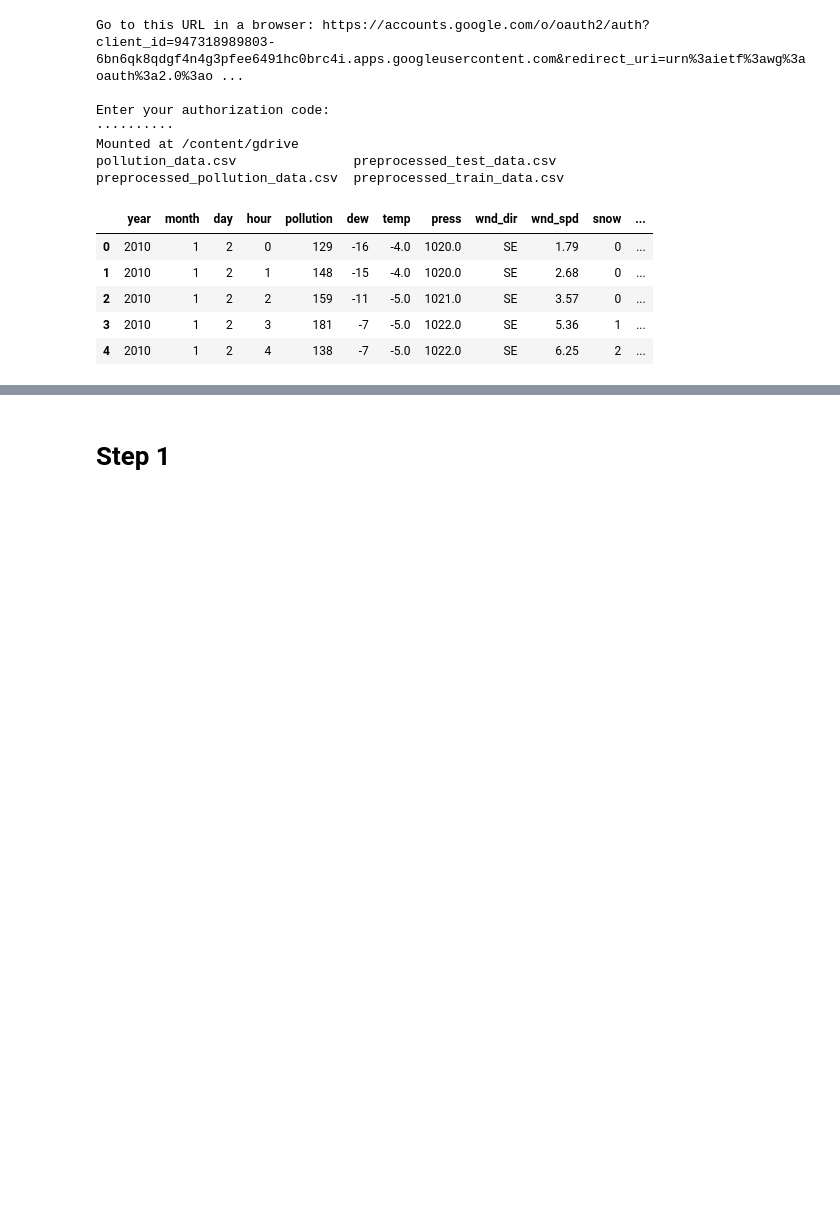
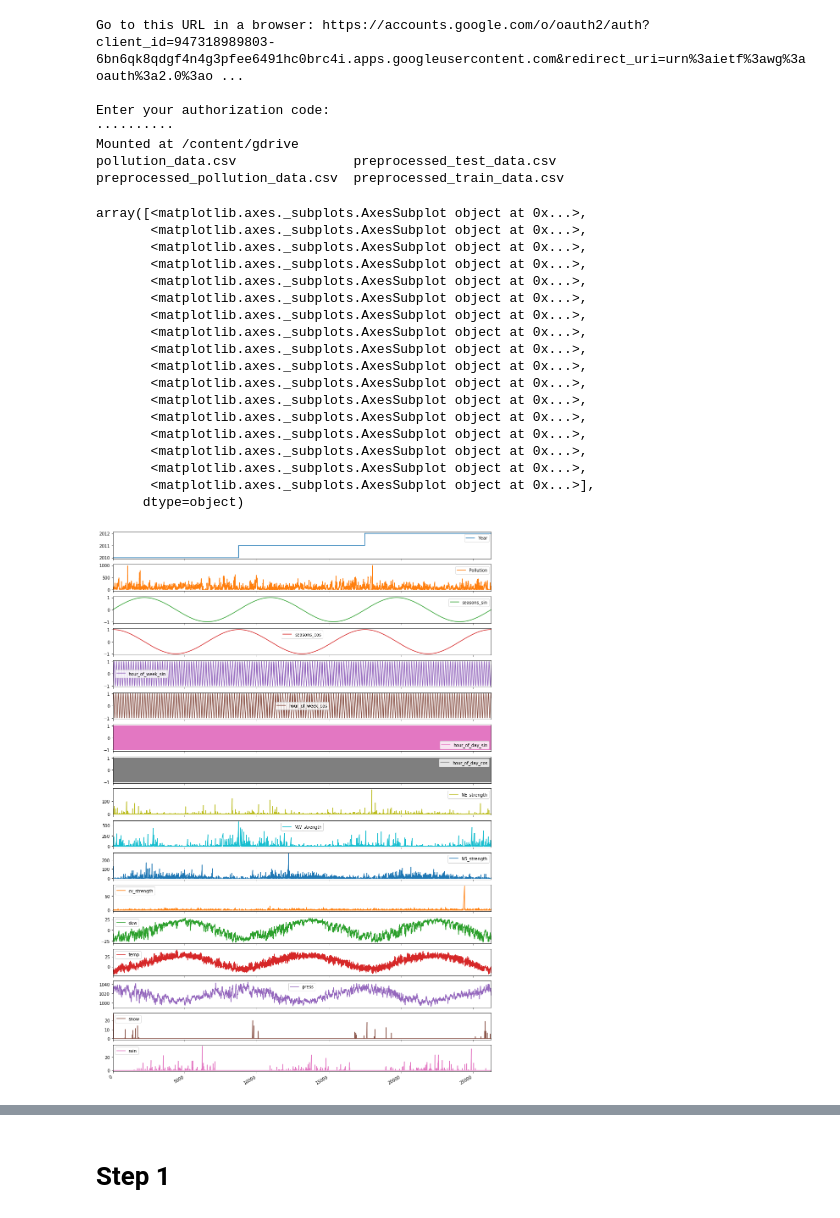
Before and after one commit to gartangh/Deep-Learning-Labs, a Jupyter notebook: Lab 4/dl_ga3_iterative_improvements.ipynb, the cells around one changed output, grey strips where cells are left out. Cells and saved outputs as stored; diff of their text form; code cells hidden in the pictures; blank space fills up the shorter version.

```diff
--- a/Lab 4/dl_ga3_iterative_improvements.ipynb
+++ b/Lab 4/dl_ga3_iterative_improvements.ipynb
@@ -58,20 +58,51 @@ Enter your authorization code:
 Mounted at /content/gdrive
 pollution_data.csv               preprocessed_test_data.csv
 preprocessed_pollution_data.csv  preprocessed_train_data.csv
-# %%
-# load dataset
-
-# The PATH setting below assumes you just uploaded the data file to your Colab session
-# When using Drive: replace this by the path where you put the data file
-DATAPATH = '/content/gdrive/My Drive/Colab Notebooks/DL2020/GA3/'
-
-DATAFILE = DATAPATH+'preprocessed_train_data.csv'
-dataset = read_csv(DATAFILE, header=0, index_col=0)
-dataset.head()
-# %% [output]
-|  | year | month | day | hour | pollution | dew | temp | press | wnd_dir | wnd_spd | snow | ... |
-| 0 | 2010 | 1 | 2 | 0 | 129 | -16 | -4.0 | 1020.0 | SE | 1.79 | 0 | ... |
-| 1 | 2010 | 1 | 2 | 1 | 148 | -15 | -4.0 | 1020.0 | SE | 2.68 | 0 | ... |
-| 2 | 2010 | 1 | 2 | 2 | 159 | -11 | -5.0 | 1021.0 | SE | 3.57 | 0 | ... |
-| 3 | 2010 | 1 | 2 | 3 | 181 | -7 | -5.0 | 1022.0 | SE | 5.36 | 1 | ... |
-| 4 | 2010 | 1 | 2 | 4 | 138 | -7 | -5.0 | 1022.0 | SE | 6.25 | 2 | ... |
+# %%
+# load dataset
+
+# this code only loads train and test datasets
+
+# remember you also need to split off a validation dataset
+# either by reusing and adapting the splitting code from the preprocessing notebook
+# or by writing your own code
+# like in the previous assignments, this means you should have 4 sets:
+
+# train_all (train+validate), train, validate and test
+
+# The PATH setting below assumes you just uploaded the data file to your Colab session
+# When using Drive: replace this by the path where you put the data file
+DATAPATH = '/content/gdrive/My Drive/Colab Notebooks/DL2020/GA3/'
+TRAINDATAALLFILE = DATAPATH+'preprocessed_train_data_all.csv'
+TRAINDATAFILE = DATAPATH+'preprocessed_train_data.csv'
+VALDATAFILE = DATAPATH+'preprocessed_val_data.csv'
+TESTDATAFILE = DATAPATH+'preprocessed_test_data.csv'
+
+train_all_dataset = read_csv(TRAINDATAALLFILE, header=0, index_col=0)
+train_dataset = read_csv(TRAINDATAFILE, header=0, index_col=0)
+val_dataset = read_csv(VALDATAFILE, header=0, index_col=0)
+test_dataset = read_csv(TESTDATAFILE, header=0, index_col=0)
+
+#check - note that you can make many other plots directly from pandas dataframes:
+# https://pandas.pydata.org/pandas-docs/version/0.16/visualization.html
+train_dataset.plot(subplots=True,figsize=(16,26))
+# %% [output]
+array([<matplotlib.axes._subplots.AxesSubplot object at 0x...>,
+       <matplotlib.axes._subplots.AxesSubplot object at 0x...>,
+       <matplotlib.axes._subplots.AxesSubplot object at 0x...>,
+       <matplotlib.axes._subplots.AxesSubplot object at 0x...>,
+       <matplotlib.axes._subplots.AxesSubplot object at 0x...>,
+       <matplotlib.axes._subplots.AxesSubplot object at 0x...>,
+       <matplotlib.axes._subplots.AxesSubplot object at 0x...>,
+       <matplotlib.axes._subplots.AxesSubplot object at 0x...>,
+       <matplotlib.axes._subplots.AxesSubplot object at 0x...>,
+       <matplotlib.axes._subplots.AxesSubplot object at 0x...>,
+       <matplotlib.axes._subplots.AxesSubplot object at 0x...>,
+       <matplotlib.axes._subplots.AxesSubplot object at 0x...>,
+       <matplotlib.axes._subplots.AxesSubplot object at 0x...>,
+       <matplotlib.axes._subplots.AxesSubplot object at 0x...>,
+       <matplotlib.axes._subplots.AxesSubplot object at 0x...>,
+       <matplotlib.axes._subplots.AxesSubplot object at 0x...>,
+       <matplotlib.axes._subplots.AxesSubplot object at 0x...>],
+      dtype=object)
+[figure, added]
```
Also changed, not shown: parts of 5 cells of this notebook, 2 other files.
